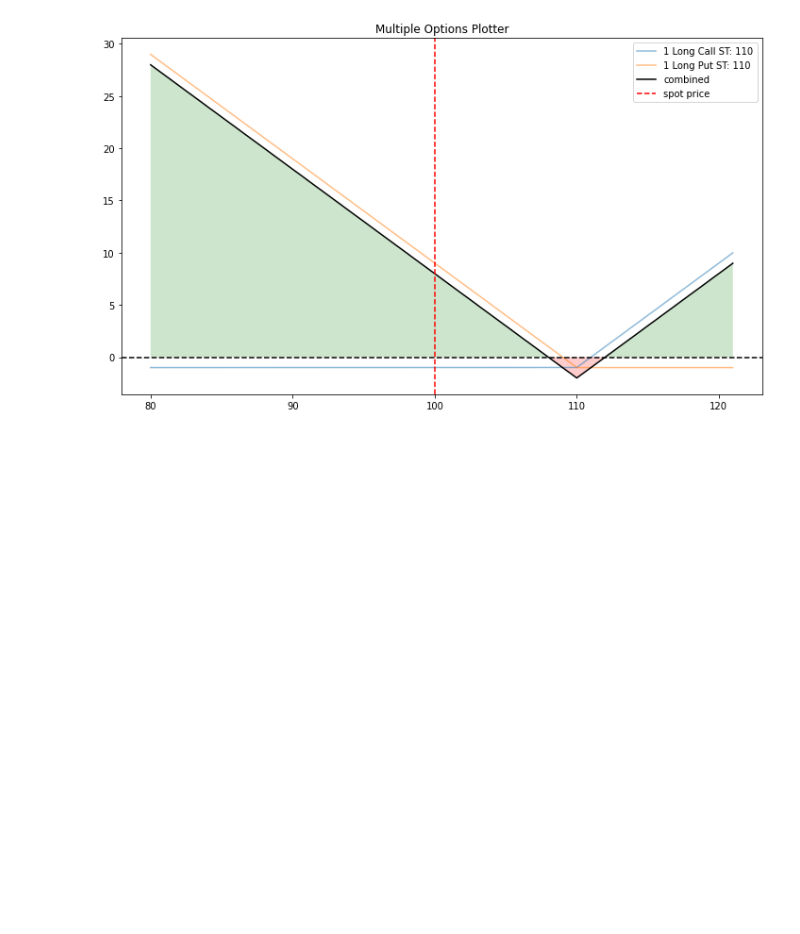
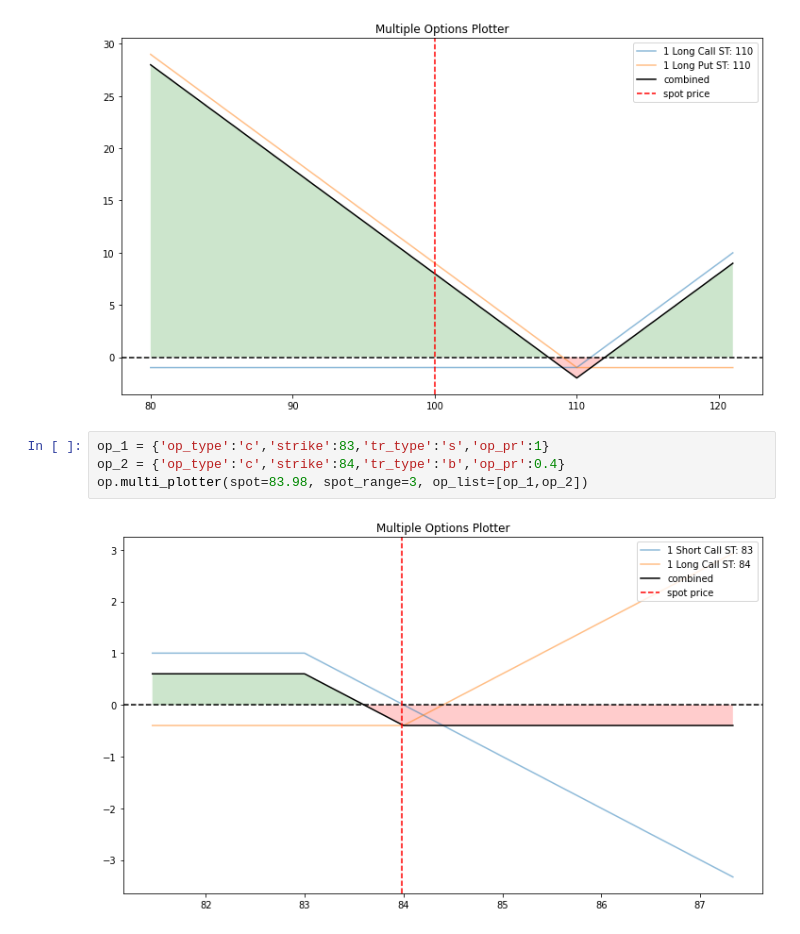
Before and after one commit to krocellx/finance, a Jupyter notebook: option_playbook.ipynb, the cells around one changed output. Drawn from its saved outputs; the diff is of its cells as text; blank space fills up the shorter version.

```diff
--- a/option_playbook.ipynb
+++ b/option_playbook.ipynb
@@ -12,3 +12,9 @@ op_2 = {'op_type':'p','strike':110,'tr_type':'b','op_pr':1}
 op.multi_plotter(op_list=[op_1,op_2])
 # %% [output]
 [figure]
+# %%
+op_1 = {'op_type':'c','strike':83,'tr_type':'s','op_pr':1}
+op_2 = {'op_type':'c','strike':84,'tr_type':'b','op_pr':0.4}
+op.multi_plotter(spot=83.98, spot_range=3, op_list=[op_1,op_2])
+# %% [output]
+[figure, added]
```
Also changed, not shown: parts of 3 cells of this notebook, 1 other file.
